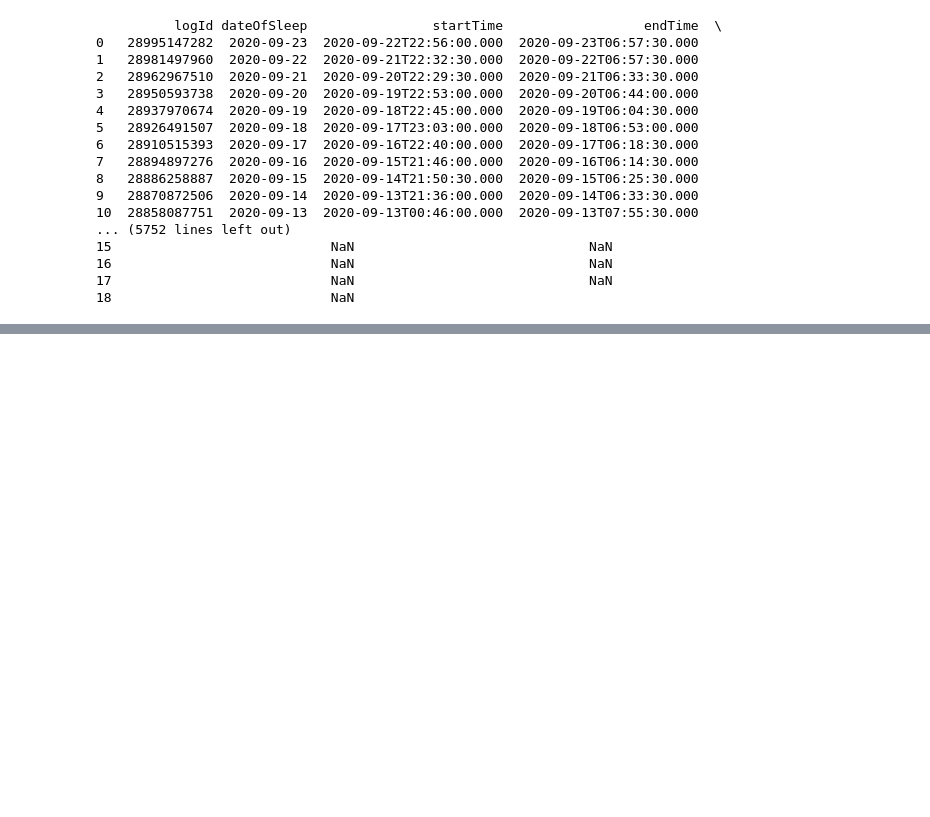
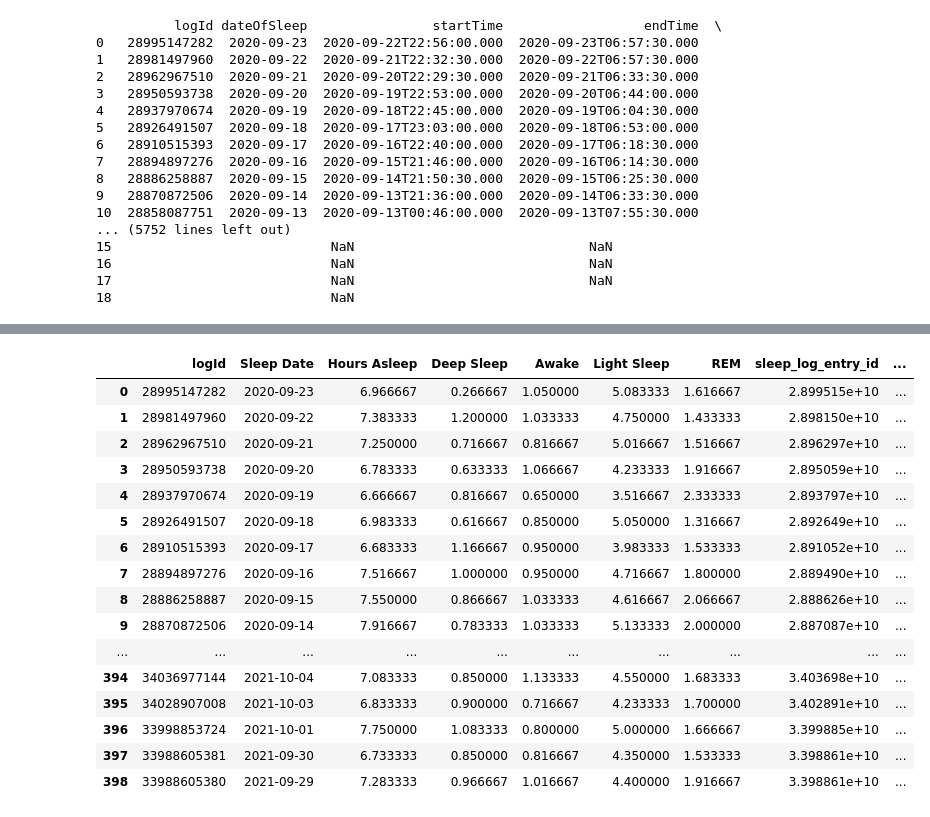
Before and after one commit to bratrudb/Fitbit_data_analysis, a Jupyter notebook: fitbit_analysis-sleep.ipynb, the cells around one changed output, grey strips where cells are left out. Drawn from its saved outputs; the diff is of its cells as text; code cells hidden in the pictures; blank space fills up the shorter version.

```diff
--- a/fitbit_analysis-sleep.ipynb
+++ b/fitbit_analysis-sleep.ipynb
@@ -118,0 +133,22 @@ plt.show()
+# %%
+# Merge sleep score and sleep times dataframes
+sleep_times_scores_df = pd.merge(sleep_times_df, sleep_score_df, left_on='logId', right_on='sleep_log_entry_id', how='left')
+sleep_times_scores_df
+# %% [output]
+|  | logId | Sleep Date | Hours Asleep | Deep Sleep | Awake | Light Sleep | REM | sleep_log_entry_id | ... |
+| 0 | 28995147282 | 2020-09-23 | 6.966667 | 0.266667 | 1.050000 | 5.083333 | 1.616667 | 2.899515e+10 | ... |
+| 1 | 28981497960 | 2020-09-22 | 7.383333 | 1.200000 | 1.033333 | 4.750000 | 1.433333 | 2.898150e+10 | ... |
+| 2 | 28962967510 | 2020-09-21 | 7.250000 | 0.716667 | 0.816667 | 5.016667 | 1.516667 | 2.896297e+10 | ... |
+| 3 | 28950593738 | 2020-09-20 | 6.783333 | 0.633333 | 1.066667 | 4.233333 | 1.916667 | 2.895059e+10 | ... |
+| 4 | 28937970674 | 2020-09-19 | 6.666667 | 0.816667 | 0.650000 | 3.516667 | 2.333333 | 2.893797e+10 | ... |
+| 5 | 28926491507 | 2020-09-18 | 6.983333 | 0.616667 | 0.850000 | 5.050000 | 1.316667 | 2.892649e+10 | ... |
+| 6 | 28910515393 | 2020-09-17 | 6.683333 | 1.166667 | 0.950000 | 3.983333 | 1.533333 | 2.891052e+10 | ... |
+| 7 | 28894897276 | 2020-09-16 | 7.516667 | 1.000000 | 0.950000 | 4.716667 | 1.800000 | 2.889490e+10 | ... |
+| 8 | 28886258887 | 2020-09-15 | 7.550000 | 0.866667 | 1.033333 | 4.616667 | 2.066667 | 2.888626e+10 | ... |
+| 9 | 28870872506 | 2020-09-14 | 7.916667 | 0.783333 | 1.033333 | 5.133333 | 2.000000 | 2.887087e+10 | ... |
+| ... | ... | ... | ... | ... | ... | ... | ... | ... | ... |
+| 394 | 34036977144 | 2021-10-04 | 7.083333 | 0.850000 | 1.133333 | 4.550000 | 1.683333 | 3.403698e+10 | ... |
+| 395 | 34028907008 | 2021-10-03 | 6.833333 | 0.900000 | 0.716667 | 4.233333 | 1.700000 | 3.402891e+10 | ... |
+| 396 | 33998853724 | 2021-10-01 | 7.750000 | 1.083333 | 0.800000 | 5.000000 | 1.666667 | 3.399885e+10 | ... |
+| 397 | 33988605381 | 2021-09-30 | 6.733333 | 0.850000 | 0.816667 | 4.350000 | 1.533333 | 3.398861e+10 | ... |
+| 398 | 33988605380 | 2021-09-29 | 7.283333 | 0.966667 | 1.016667 | 4.400000 | 1.916667 | 3.398861e+10 | ... |
```
Also changed, not shown: parts of 9 cells of this notebook.
